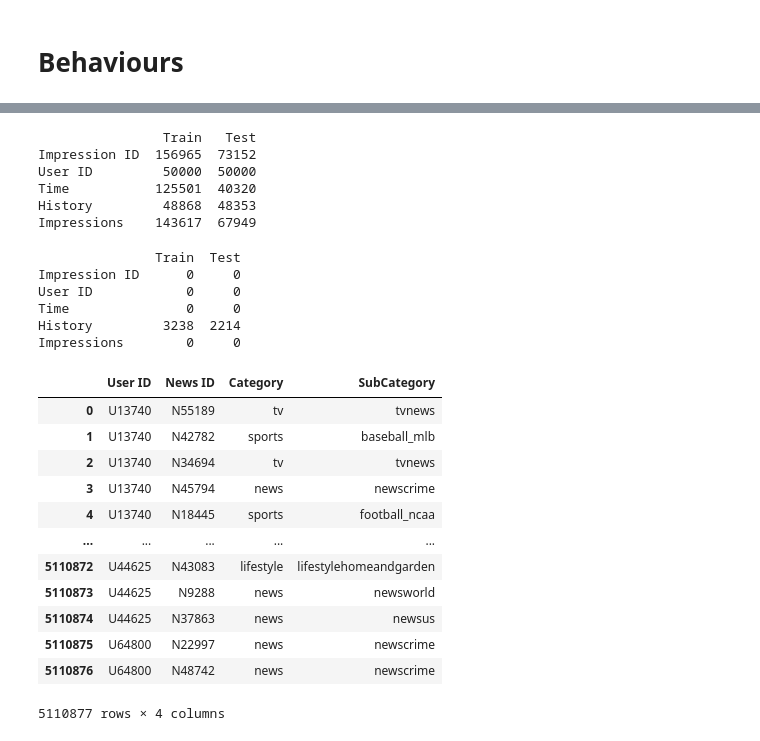
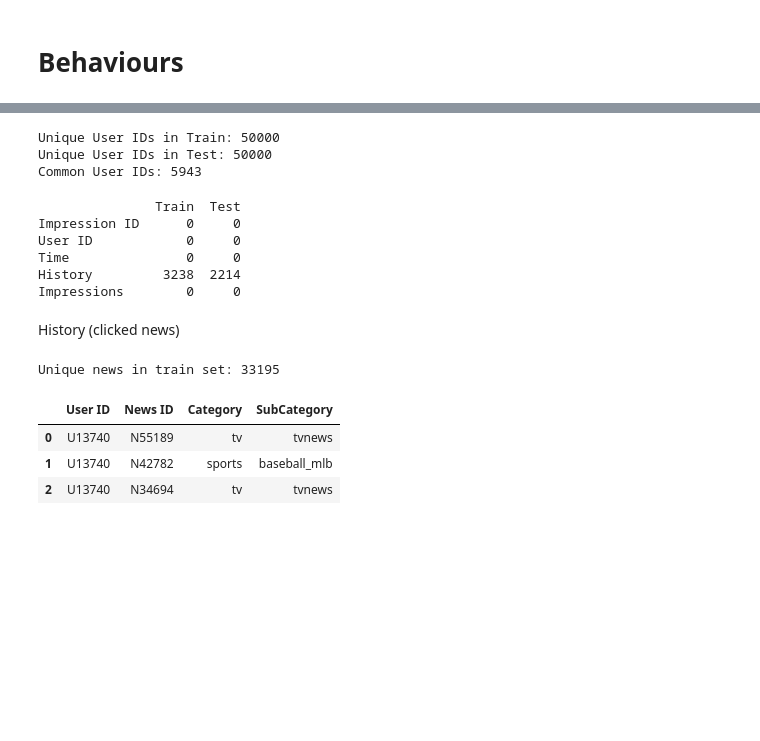
Before and after one commit to BianchiGiulia/practical_work, a Jupyter notebook: EDA.ipynb, the cells around one changed output, grey strips where cells are left out. Cells and saved outputs as stored; diff of their text form; code cells hidden in the pictures; blank space fills up the shorter version.

```diff
--- a/EDA.ipynb
+++ b/EDA.ipynb
@@ -6,12 +8,10 @@ warnings.filterwarnings('ignore')
 import numpy as np
 import pandas as pd
 import altair as alt
+import seaborn as sns
+import matplotlib.pyplot as plt
 import textstat
 import json
+from IPython.display import Image
 
 alt.data_transformers.enable('json')
-
-# Set pandas display options
-pd.set_option('display.max_rows', None)
-pd.set_option('display.max_columns', None)
-pd.set_option('display.max_colwidth', None)
@@ -668,13 +799,12 @@ behavior_train.head(3)
-# %%
-print(pd.DataFrame({'Train': behavior_train.nunique(), 'Test': behavior_test.nunique()}))
-#impression = n rows
-# %% [output]
-                Train   Test
-Impression ID  156965  73152
-User ID         50000  50000
-Time           125501  40320
-History         48868  48353
-Impressions    143617  67949
+# %%
+#get list of all unique USER ID
+l1, l2 = behavior_train['User ID'].unique(), behavior_test['User ID'].unique()
+#get common elements
+print(f'Unique User IDs in Train: {len(l1)}\nUnique User IDs in Test: {len(l2)}\nCommon User IDs: {len(set(l1).intersection(l2))}')
+# %% [output]
+Unique User IDs in Train: 50000
+Unique User IDs in Test: 50000
+Common User IDs: 5943
 # %%
 #missing values
 print(pd.DataFrame({'Train': behavior_train.isna().sum(), 'Test': behavior_test.isna().sum()}))
@@ -690,19 +818,23 @@ behavior_train['History'] = behavior_train['History'].astype(str).str.split()
+# %% [markdown]
+History (clicked news)
+# %%
+#History
+#delete missing values
+behavior_train = behavior_train[behavior_train['History'].notna()]
+behavior_test = behavior_test[behavior_test['History'].notna()]
+behavior_train['History'] = behavior_train['History'].astype(str).str.split()
+behavior_test['History'] = behavior_test['History'].astype(str).str.split()
 # %%
+#train
 exploded_df = behavior_train.explode('History', ignore_index=True)[['User ID', 'History']]
 exploded_df.rename(columns={'History': 'News ID'}, inplace=True)
 merged_df = exploded_df.merge(news_train[['News ID', 'Category', 'SubCategory']], on='News ID', how='left')
-merged_df
+train_unique = merged_df['News ID'].nunique()
+print(f'Unique news in train set: {train_unique}')
+display(merged_df.head(3))
 # %% [output]
+Unique news in train set: 33195
 |  | User ID | News ID | Category | SubCategory |
 | 0 | U13740 | N55189 | tv | tvnews |
 | 1 | U13740 | N42782 | sports | baseball_mlb |
 | 2 | U13740 | N34694 | tv | tvnews |
-| 3 | U13740 | N45794 | news | newscrime |
-| 4 | U13740 | N18445 | sports | football_ncaa |
-| ... | ... | ... | ... | ... |
-| 5110872 | U44625 | N43083 | lifestyle | lifestylehomeandgarden |
-| 5110873 | U44625 | N9288 | news | newsworld |
-| 5110874 | U44625 | N37863 | news | newsus |
-| 5110875 | U64800 | N22997 | news | newscrime |
-| 5110876 | U64800 | N48742 | news | newscrime |
-5110877 rows × 4 columns
```
Also changed, not shown: parts of 45 cells of this notebook.
